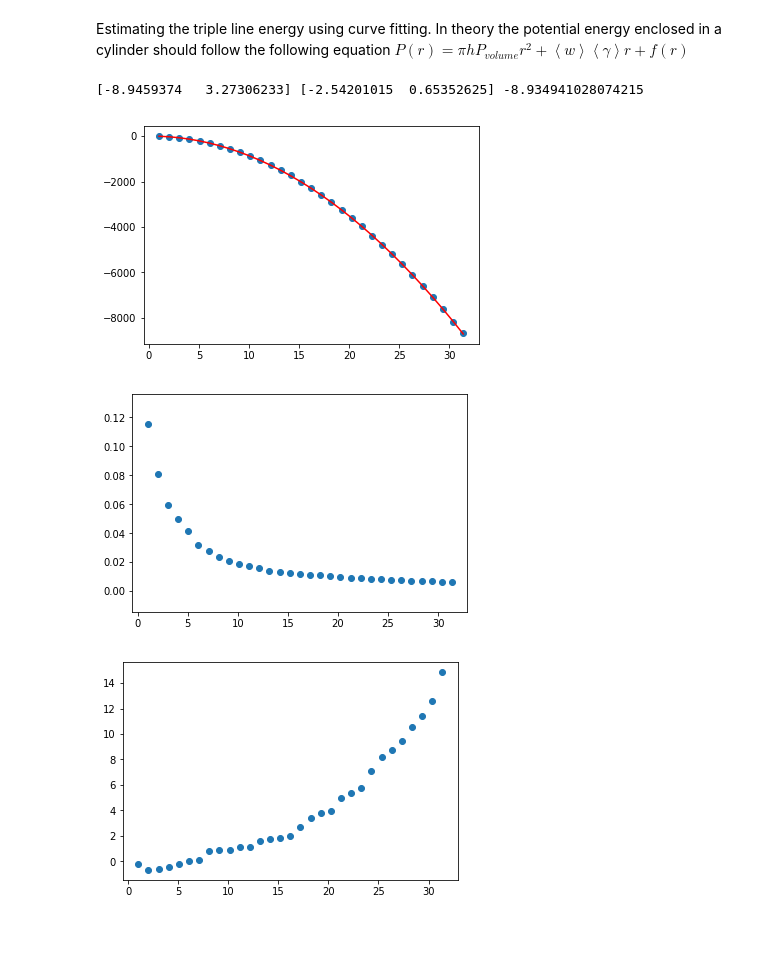
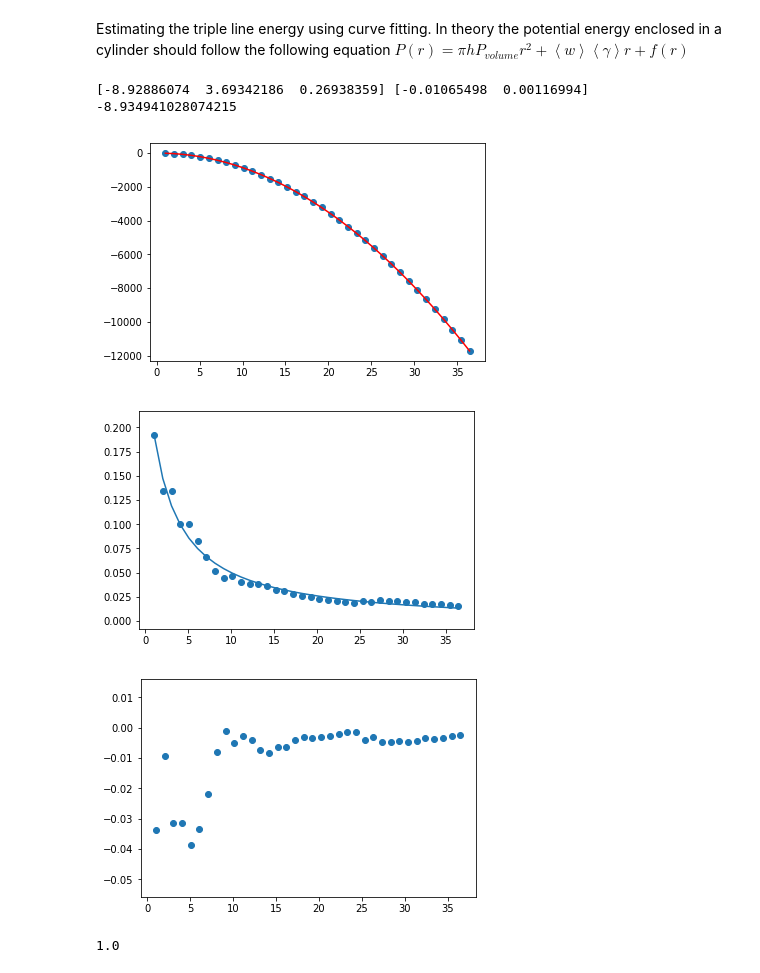
Before and after one commit to PaulTwine/TripleLines.github.io, a Jupyter notebook: TripleLine Fitting.ipynb, the cells around one changed output. Saved outputs shown, nothing was run; the diff lists cells and outputs as text; code cells hidden in the pictures; blank space fills up the shorter version.

```diff
--- a/TripleLine Fitting.ipynb
+++ b/TripleLine Fitting.ipynb
@@ -20,9 +20,9 @@ $P(r) = \pi h P_{volume}r^2 + \left<w\right> \left< \gamma \right> r + f(r)$
 def CylinderVolume(h, R)->float:
     return np.pi*h*R**2
 def Tanh(r,a, b,c):
-    return a*np.tanh(b*r)+c*r
+    return a*np.tanh(b*r)+c
 def Reciprocal(r,a,b,c):
-    return a/(r+b)+c*r
+    return a/(r+b)+c
 def FitFunction(r,a,b,c)->float:
     return a*np.tanh(r*b)+c*r
 def FitExcess(r,a,b):
@@ -33,8 +33,8 @@ def ProportionalRule(r,m):
     return m*r
 def LinearRule(r,m,c):
     return r*m+c
-def Quadratic(r,a,b):
-    return a*r**2+b*r
+def Quadratic(r,a,b,c):
+    return a*r**2+b*r+c
 def TQuadratic(r,b,c):
     return A*r**2+b*r+c
 def DiffPowerRule(r,a,b):
@@ -58,22 +58,20 @@ strPMFile = strDumpFile + 'PM'
 objData = LD.LAMMPSData(strPMFile,1)
 objProcess = objData.GetTimeStepByIndex(0)
 objProcess.CategoriseAtoms()
+intCol = 0
 a1=4.05
 h= 2*a1*np.sqrt(3)
 arrTriplePoints = objProcess.FindTriplePoints(a1, 3*a1)
+objStructure = gl.DefectStructure(objProcess.GetTripleLines(), objProcess.GetGrainBoundaries())
+lstNeighbourGB = objStructure.GetNeighbouringGrainBoundaries(intCol)
+v =objStructure.GetGrainBoundaryDirection(lstNeighbourGB[2],intCol)
 lstValues = []
 lstExcess =[]
 lstFitExcess = []
 lstFitQuadratic = []
 lstTotalPE = []
-lstGBExcess = []
-lstGBExcess2 = []
-lstExcessGB = []
-lstFitGBExcess = []
-lstExcess2 =[]
-lstExcess3 = []
+lstBoxExcess = []
 lstFitMeanPE = []
-intCol = 5
 intPE = objProcess.GetColumnNames().index('c_pe1')
 intVS = objProcess.GetColumnNames().index('VolumetricStrain')
 fltVolume = np.mean(objProcess.GetLatticeAtoms()[:,intVS])
@@ -84,40 +82,48 @@ fltIncrement = 4.05/4
 lstMeanPE = []
 A =np.median(objProcess.GetLatticeAtoms()[:,intPE])*4*4.05**(-3)*h*np.pi/(1+fltVolume)
 fltMeanLatticePE = np.median(objProcess.FindValuesInCylinder(objProcess.GetLatticeAtoms()[:,0:4],
                                                            arrTriplePoints[intCol],fltClosest/2,h,intPE))
 fltMedianGBPE = np.mean(objProcess.FindValuesInCylinder(objProcess.GetOtherAtoms()[:,0:4],
                                                            arrTriplePoints[intCol],fltClosest/2,h,intPE))
 arrCurrentTripleLine = objProcess.MoveToSimulationCell(arrTriplePoints[intCol])
 lstBoxAtoms = []
 for j in range(1,np.floor(fltClosest/(2*fltIncrement)).astype('int')):
     r = fltIncrement*j
     lstValues.append(r)
     boxValues = objProcess.FindValuesInBox(objProcess.GetAtomData()[:,0:4],
-                                                           arrCurrentTripleLine,np.array([r,0,0]),
-                                                           np.array([0,2*a1,0]), np.array([0,0,h]),intPE)
+                                                           arrCurrentTripleLine,r*v,
+                                                           a1*np.cross(v,np.array([0,0,1])),
+                                           np.array([0,0,h]),intPE)
     values = objProcess.FindValuesInCylinder(objProcess.GetAtomData()[:,0:4],
                                              arrCurrentTripleLine, r,h,intPE)
     lstBoxAtoms.append((np.sum(boxValues)+3.36*len(boxValues))/len(boxValues))
     lstTotalPE.append(np.sum(values))
-    lstExcess.append(np.sum(values) -(lstBoxAtoms[-1]-3.36)*len(values))
+    lstExcess.append((np.sum(values) -(lstBoxAtoms[-1]-3.36)*len(values))/len(values))
 popt, popv = sc.optimize.curve_fit(Quadratic, lstValues,lstTotalPE)
 popt2, popv2 = sc.optimize.curve_fit(FitExcess,lstValues, lstExcess)
+popt3, popv3 = sc.optimize.curve_fit(Reciprocal,lstValues, lstBoxAtoms)
 for k, rValue in enumerate(lstValues):
     lstFitQuadratic.append(Quadratic(rValue, *popt))
     lstFitExcess.append(FitExcess(rValue, *popt2))
+    lstBoxExcess.append(Reciprocal(rValue, *popt3))
 print(popt,popt2, A)
 plt.scatter(lstValues, lstTotalPE)
 plt.plot(lstValues, lstFitQuadratic, c='r')
 plt.show()
 plt.scatter(lstValues, lstBoxAtoms)
+plt.plot(lstValues, lstBoxExcess)
 plt.show()
 plt.scatter(lstValues,lstExcess)
 plt.show()
 # %% [output]
-[-8.9459374   3.27306233] [-2.54201015  0.65352625] -8.934941028074215
+[-8.92886074  3.69342186  0.26938359] [-0.01065498  0.00116994] -8.934941028074215
-[figure, old version]
+[figure, new version]
-[figure, old version]
+[figure, new version]
-[figure, old version]
+[figure, new version]
+# %%
+np.linalg.norm(v)
+# %% [output]
+1.0
 # %%
 lstFitFunction = []
 lstTJ = []
```
Also changed, not shown: parts of 5 cells of this notebook, 1 other file.
